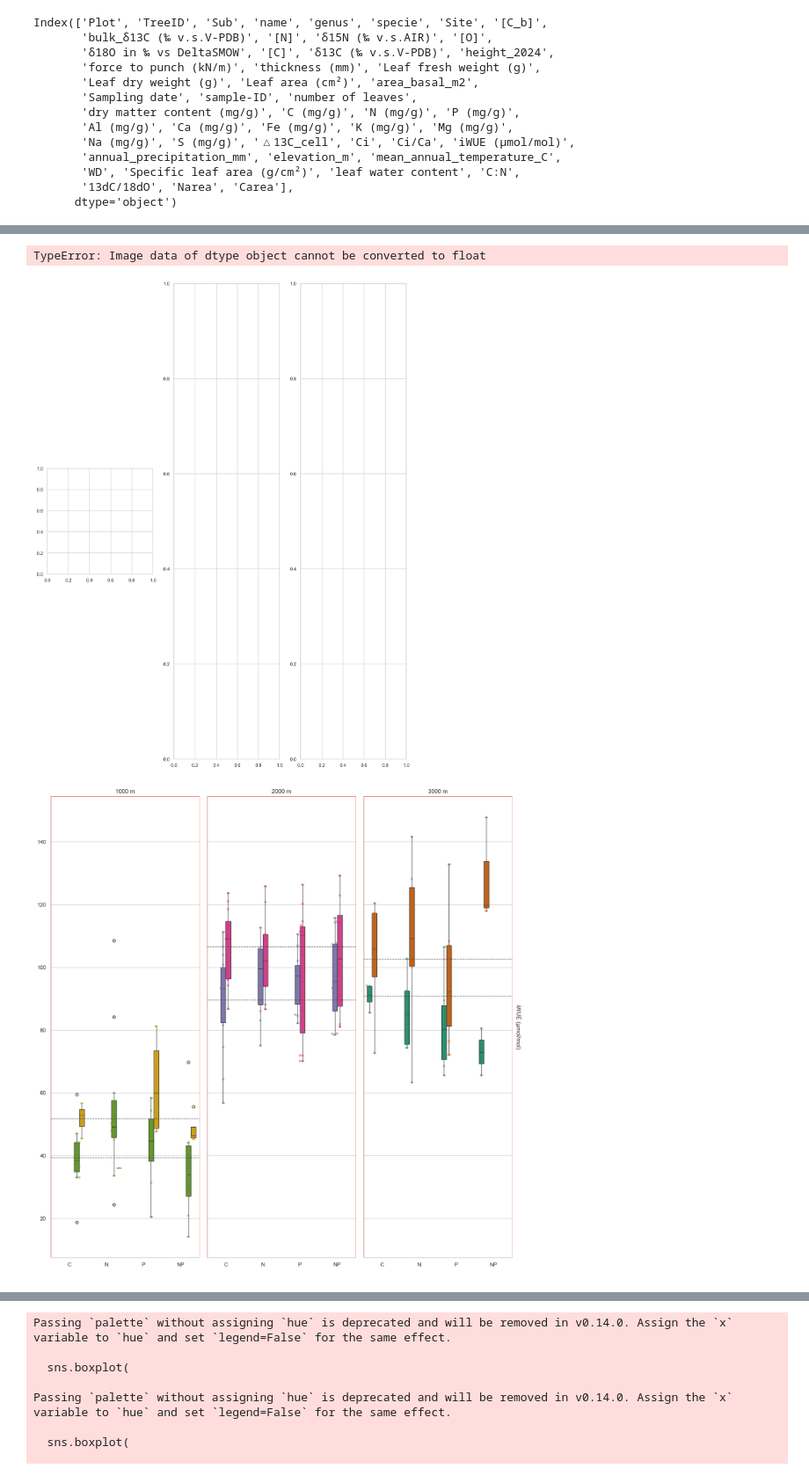
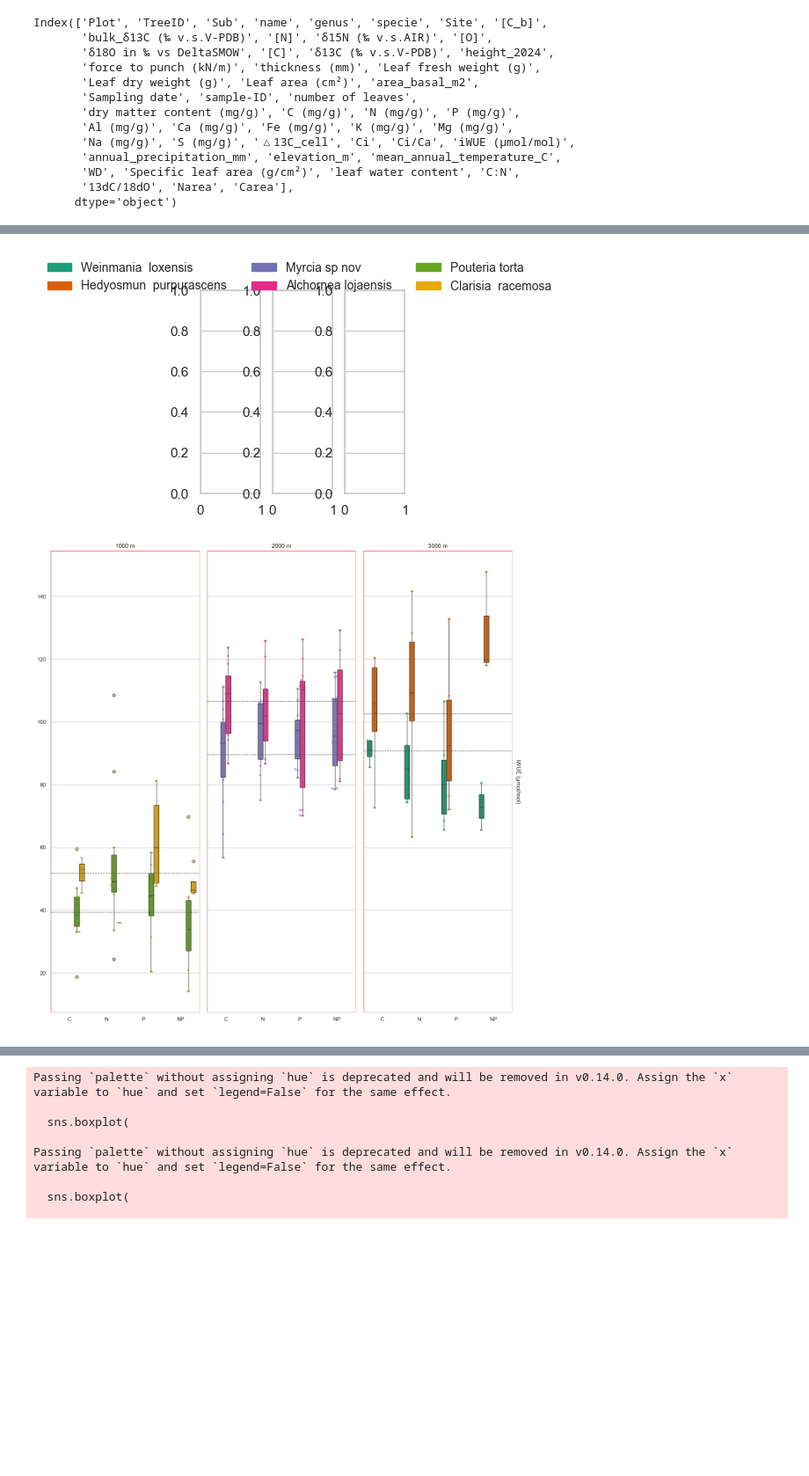
Before and after one commit to ajchavez94/NUMEX_preliminar, a Jupyter notebook: Preliminar.ipynb, the cells around one changed output, grey strips where cells are left out. Shown at 88% size. Saved outputs shown, nothing was run; the diff lists cells and outputs as text; code cells hidden in the pictures; blank space fills up the shorter version.

```diff
--- a/Preliminar.ipynb
+++ b/Preliminar.ipynb
@@ -361,7 +386,7 @@ def create_boxplots(var,data, ax = None):
  sns.set(style="whitegrid")
 
  # Figura tamaño A4 reducido
- figsize_a4 = (5.27, 5.69)
+ #figsize_a4 = (5.27, 5.69)
 
  # Forzar el orden correcto de las altitudes
  orden_alt = ["1000", "2000", "3000"]
@@ -421,7 +446,7 @@ def create_boxplots(var,data, ax = None):
  g.set_titles(row_template="{row_name}", col_template="{col_name} m")
 
  # Ajustar figura
- g.fig.set_size_inches(figsize_a4)
+ #g.fig.set_size_inches(figsize_a4)
  g.fig.subplots_adjust(wspace=0.05, hspace=0.3)
 
  # --- Dibujar cajas de altitud ---
@@ -458,7 +483,7 @@ variables_isotopos = [iWUE, named13C_cellulose, name18O]
 def graph(variables):
  """This functions creates the final plot with the thin boxplots and lines of the control"""
  # Crear figura principal
- fig, axes = plt.subplots(1, 3, figsize=(15, 20))
+ fig, axes = plt.subplots(1, 3, figsize=(3, 3))# el cuadro vacio que me sale al inicio
  axes = axes.flatten()
 
  # --- Paleta y etiquetas de especie (las mismas que usas en create_boxplots)
@@ -471,38 +496,37 @@ def graph(variables):
     "Clarisia  racemosa": "#e6ab02"
  }
  orden_sp = list(palette_species.keys())
 
  # --- Loop sobre variables ---
  for i, var in enumerate(variables):
     fig_sub = create_boxplots(var, data)   # tu función modificada para devolver la figura
     fig_sub.set_size_inches(15, 20)
 
     # Mostrar la imagen en el grid
-    axes[i].imshow(fig_sub)
-    axes[i].axis("off")
-    axes[i].set_title(var, fontsize=12, fontweight="bold")
+    #axes[i].imshow(fig_sub)
+    #axes[i].axis("off")
+    #axes[i].set_title(var, fontsize=12, fontweight="bold")
 
-    plt.close(fig_sub)  # cerrar la subfigura individual
+    #plt.close(fig_sub)  # cerrar la subfigura individual
 
  # --- Eliminar paneles vacíos ---
  for j in range(len(variables), len(axes)):
     fig.delaxes(axes[j])
 
  # --- Crear leyenda global (una vez) ---
  import matplotlib.patches as mpatches
  handles = [mpatches.Patch(color=palette_species[sp], label=sp) for sp in orden_sp]
 
  fig.legend(
     handles=handles,
     loc='upper center', bbox_to_anchor=(0.5, 1.03),
     ncol=3, frameon=False, fontsize=10
  )
 
- plt.tight_layout(rect=[0, 0.5, 0.5, 0.95])  # deja espacio para la leyenda
+ #plt.tight_layout(rect=[0, 0.5, 0.5, 0.95])  # deja espacio para la leyenda
  return plt.show()
 
 graph(variables_isotopos)
 # %% [output]
-TypeError: Image data of dtype object cannot be converted to float
-[figure, old version]
+[figure, new version]
 [figure]
```
Also changed, not shown: parts of 10 cells of this notebook, 30 other files.
